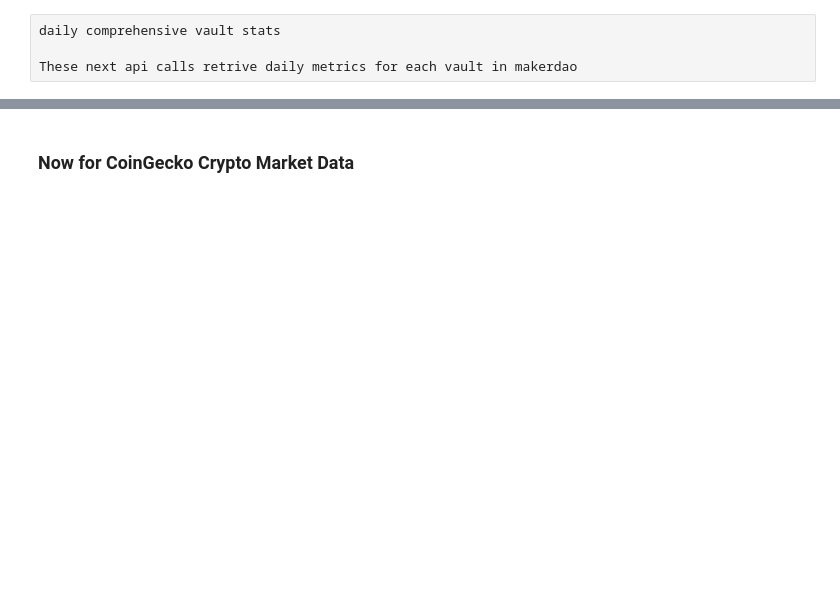
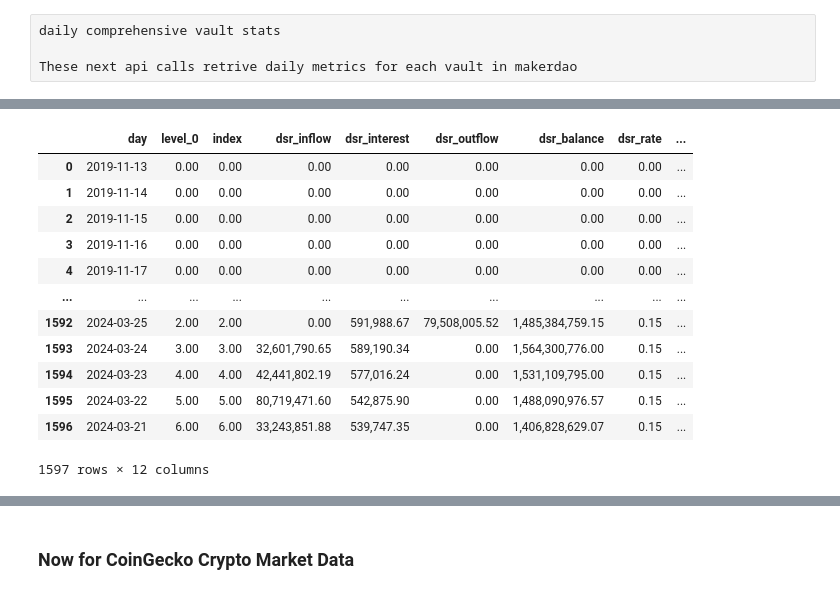
Before and after one commit to BrandynHamilton/mkrdao_port_mgmt, a Jupyter notebook: notebooks/exploratory.ipynb, the cells around one changed output, grey strips where cells are left out. Drawn from its saved outputs; the diff is of its cells as text; code cells hidden in the pictures; blank space fills up the shorter version.

```diff
--- a/notebooks/exploratory.ipynb
+++ b/notebooks/exploratory.ipynb
@@ -735,0 +1482,32 @@ wbtc = wbtc.set_index('day')
+# %%
+#dsr_df.reset_index(inplace=True)
+#eth_a_vault.reset_index(inplace=True)
+# Remove timezone information from both 'day' columns
+eth_a_vault['day'] = eth_a_vault['day'].dt.tz_localize(None)
+dsr_df['day'] = dsr_df['day'].dt.tz_localize(None)
+# %%
+dsr_df_full = pd.DataFrame(index=date_range)
+dsr_df_full = dsr_df_full.rename_axis('day')
+
+dsr_df_full.reset_index(inplace=True)
+dsr_df_full['day'] = dsr_df_full['day'].dt.tz_localize(None)
+# %%
+dsr_df_full = dsr_df_full.merge(dsr_df, on=['day'], how='outer')
+# %%
+dsr_df_full.fillna(0, inplace=True)
+# %%
+dsr_df_full
+# %% [output]
+|  | day | level_0 | index | dsr_inflow | dsr_interest | dsr_outflow | dsr_balance | dsr_rate | ... |
+| 0 | 2019-11-13 | 0.00 | 0.00 | 0.00 | 0.00 | 0.00 | 0.00 | 0.00 | ... |
+| 1 | 2019-11-14 | 0.00 | 0.00 | 0.00 | 0.00 | 0.00 | 0.00 | 0.00 | ... |
+| 2 | 2019-11-15 | 0.00 | 0.00 | 0.00 | 0.00 | 0.00 | 0.00 | 0.00 | ... |
+| 3 | 2019-11-16 | 0.00 | 0.00 | 0.00 | 0.00 | 0.00 | 0.00 | 0.00 | ... |
+| 4 | 2019-11-17 | 0.00 | 0.00 | 0.00 | 0.00 | 0.00 | 0.00 | 0.00 | ... |
+| ... | ... | ... | ... | ... | ... | ... | ... | ... | ... |
+| 1592 | 2024-03-25 | 2.00 | 2.00 | 0.00 | 591,988.67 | 79,508,005.52 | 1,485,384,759.15 | 0.15 | ... |
+| 1593 | 2024-03-24 | 3.00 | 3.00 | 32,601,790.65 | 589,190.34 | 0.00 | 1,564,300,776.00 | 0.15 | ... |
+| 1594 | 2024-03-23 | 4.00 | 4.00 | 42,441,802.19 | 577,016.24 | 0.00 | 1,531,109,795.00 | 0.15 | ... |
+| 1595 | 2024-03-22 | 5.00 | 5.00 | 80,719,471.60 | 542,875.90 | 0.00 | 1,488,090,976.57 | 0.15 | ... |
+| 1596 | 2024-03-21 | 6.00 | 6.00 | 33,243,851.88 | 539,747.35 | 0.00 | 1,406,828,629.07 | 0.15 | ... |
+1597 rows × 12 columns
```
Also changed, not shown: parts of 197 cells of this notebook, 2 other files.
